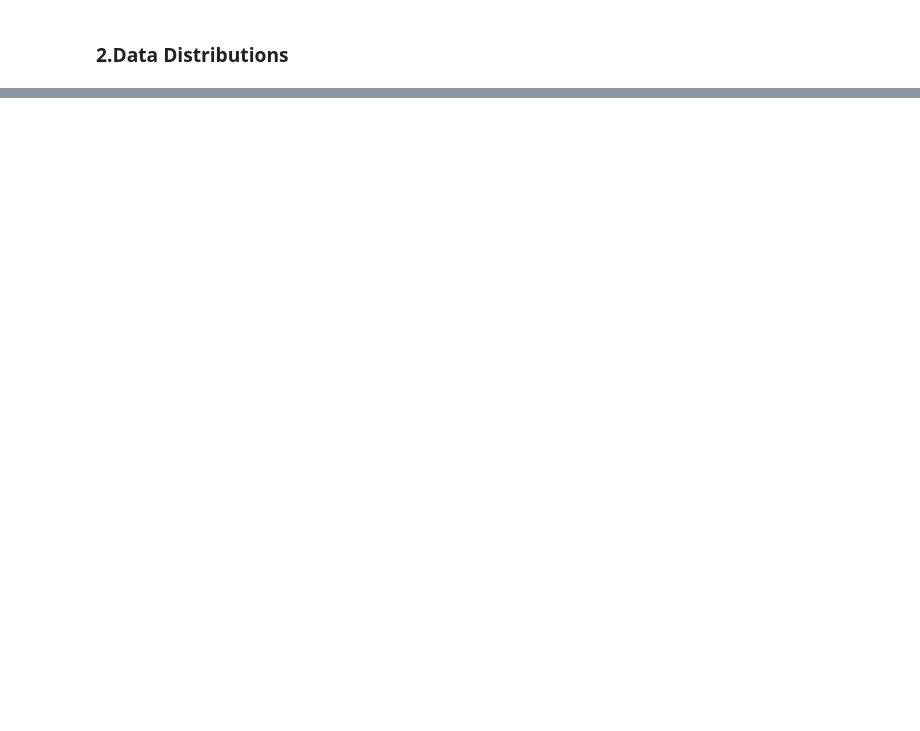
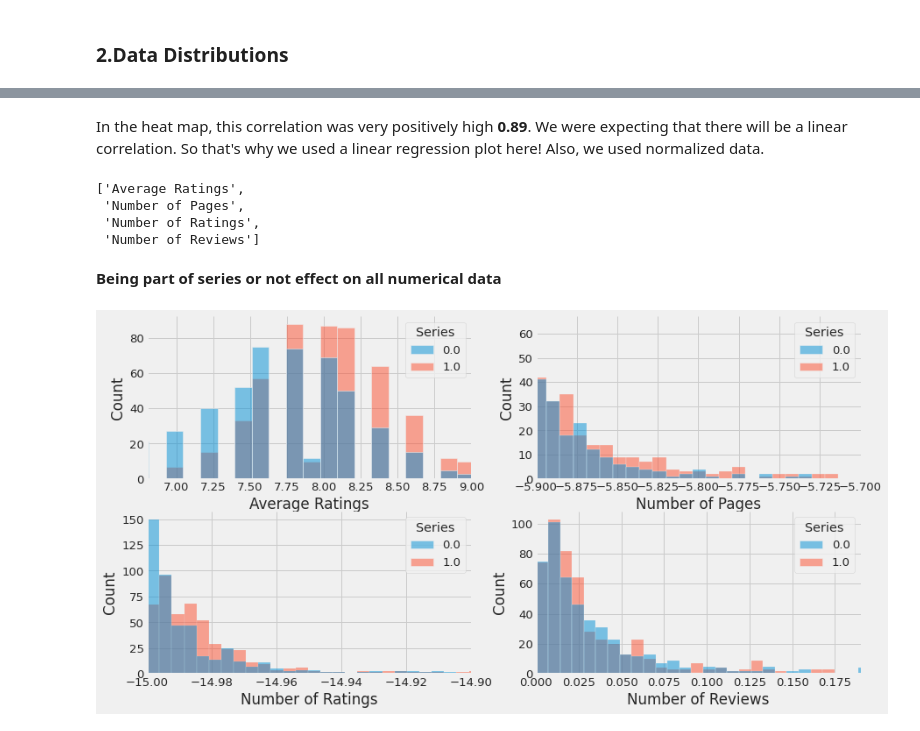
Before and after one commit to Strive-School-Project-Data-Analysis/Good_reads_Best_2000s, a Jupyter notebook: EDA_and_Visualization.ipynb, the cells around one changed output, grey strips where cells are left out. Saved outputs shown, nothing was run; the diff lists cells and outputs as text; code cells hidden in the pictures; blank space fills up the shorter version.

```diff
--- a/EDA_and_Visualization.ipynb
+++ b/EDA_and_Visualization.ipynb
@@ -483,0 +427,5 @@ plt.show()
+# %%
+sns.set_theme(style="darkgrid")
+sns.jointplot(x=df_normalised['Number of Reviews'], y=df_normalised['Number of Ratings'],
+                data=df_normalised,kind="reg", truncate=False,
+                color="m", height=7)
@@ -483,0 +435,27 @@ plt.show()
+# %% [markdown]
+In the heat map, this correlation was very positively high **0.89**. We were expecting that there will be a linear correlation. So that's why we used a linear regression plot here! Also, we used normalized data.
+# %%
+numerical_features
+# %% [output]
+['Average Ratings',
+ 'Number of Pages',
+ 'Number of Ratings',
+ 'Number of Reviews']
+# %% [markdown]
+**Being part of series or not effect on all numerical data**
+# %%
+#Creating limits for better visualization
+x_limits=[[6.8, 9],[-5.9, -5.7],[-15, -14.9],[0, 0.19]]
+
+plt.figure(figsize=(13, 7))
+sns.set(font_scale= 1.2)
+plt.style.use('fivethirtyeight')
+sns.color_palette("rocket", as_cmap=True)
+
+for i, feature in enumerate(numerical_features):
+    plt.subplot(2, 2, i+1)
+    sns.histplot(x=df_normalised[feature], hue=df['Series'])
+    plt.xlim(x_limits[i])
+sns.despine()
+# %% [output]
+[figure, added]
```
Also changed, not shown: parts of 47 cells of this notebook, 4 other files.
